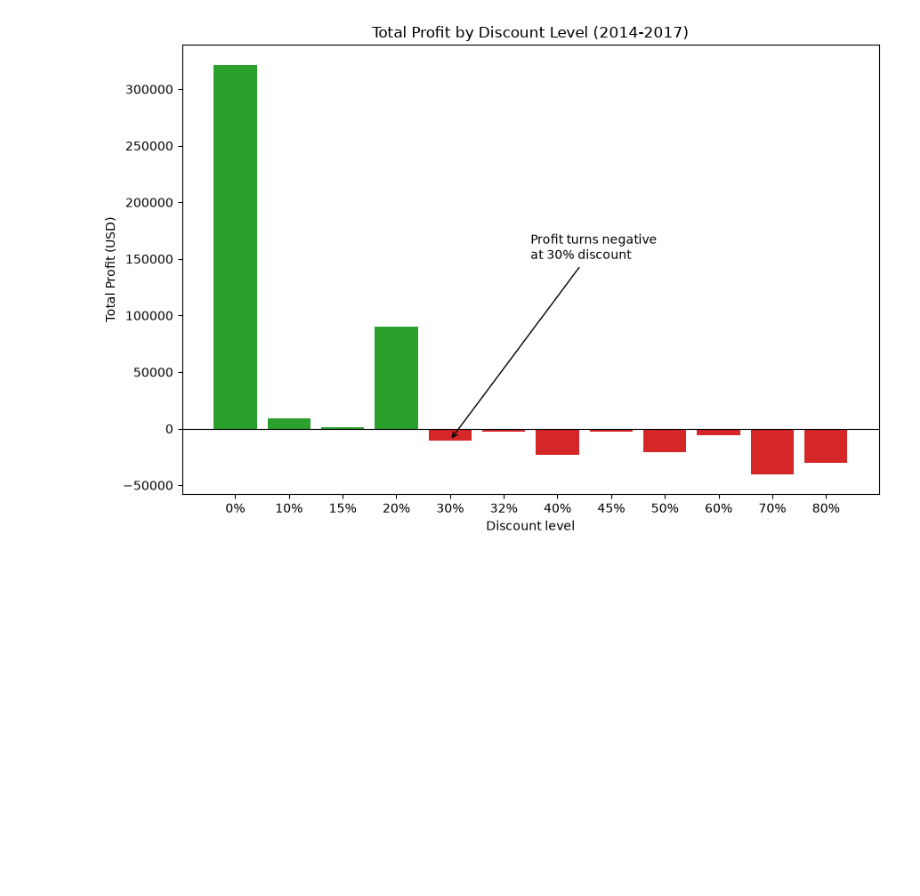
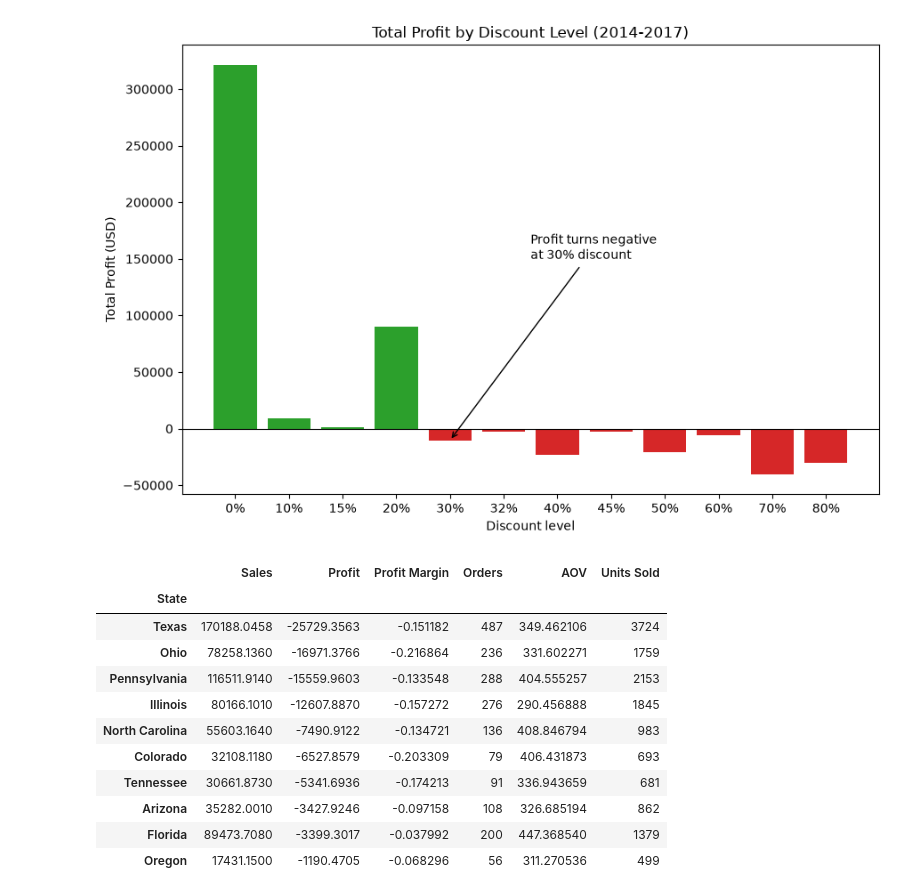
Before and after one commit to AdamosAnt10/superstore-sales-analysis, a Jupyter notebook: notebooks/analysis.ipynb, the cells around one changed output. Drawn from its saved outputs; the diff is of its cells as text; code cells hidden in the pictures; blank space fills up the shorter version.

```diff
--- a/notebooks/analysis.ipynb
+++ b/notebooks/analysis.ipynb
@@ -565,3 +666,18 @@ assert np.isclose(discount_profit.sum(), total_profit)
 assert discount_profit_table.shape[0] == df["Discount"].nunique()
 # %% [output]
 [figure]
+# %%
+state_table[state_table["Profit"] < 0].sort_values("Profit")
+# %% [output]
+|  | Sales | Profit | Profit Margin | Orders | AOV | Units Sold |
+| State |  |  |  |  |  |  |
+| Texas | 170188.0458 | -25729.3563 | -0.151182 | 487 | 349.462106 | 3724 |
+| Ohio | 78258.1360 | -16971.3766 | -0.216864 | 236 | 331.602271 | 1759 |
+| Pennsylvania | 116511.9140 | -15559.9603 | -0.133548 | 288 | 404.555257 | 2153 |
+| Illinois | 80166.1010 | -12607.8870 | -0.157272 | 276 | 290.456888 | 1845 |
+| North Carolina | 55603.1640 | -7490.9122 | -0.134721 | 136 | 408.846794 | 983 |
+| Colorado | 32108.1180 | -6527.8579 | -0.203309 | 79 | 406.431873 | 693 |
+| Tennessee | 30661.8730 | -5341.6936 | -0.174213 | 91 | 336.943659 | 681 |
+| Arizona | 35282.0010 | -3427.9246 | -0.097158 | 108 | 326.685194 | 862 |
+| Florida | 89473.7080 | -3399.3017 | -0.037992 | 200 | 447.368540 | 1379 |
+| Oregon | 17431.1500 | -1190.4705 | -0.068296 | 56 | 311.270536 | 499 |
```
Also changed, not shown: parts of 24 cells of this notebook, 11 other files.
